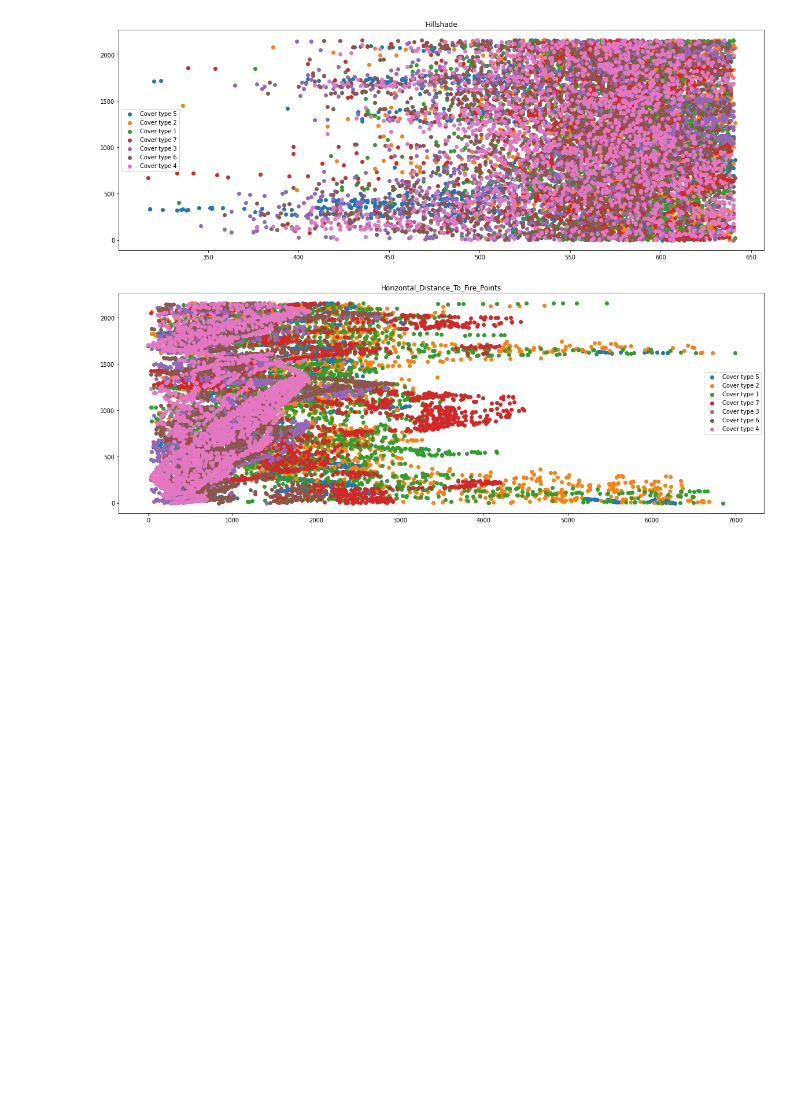
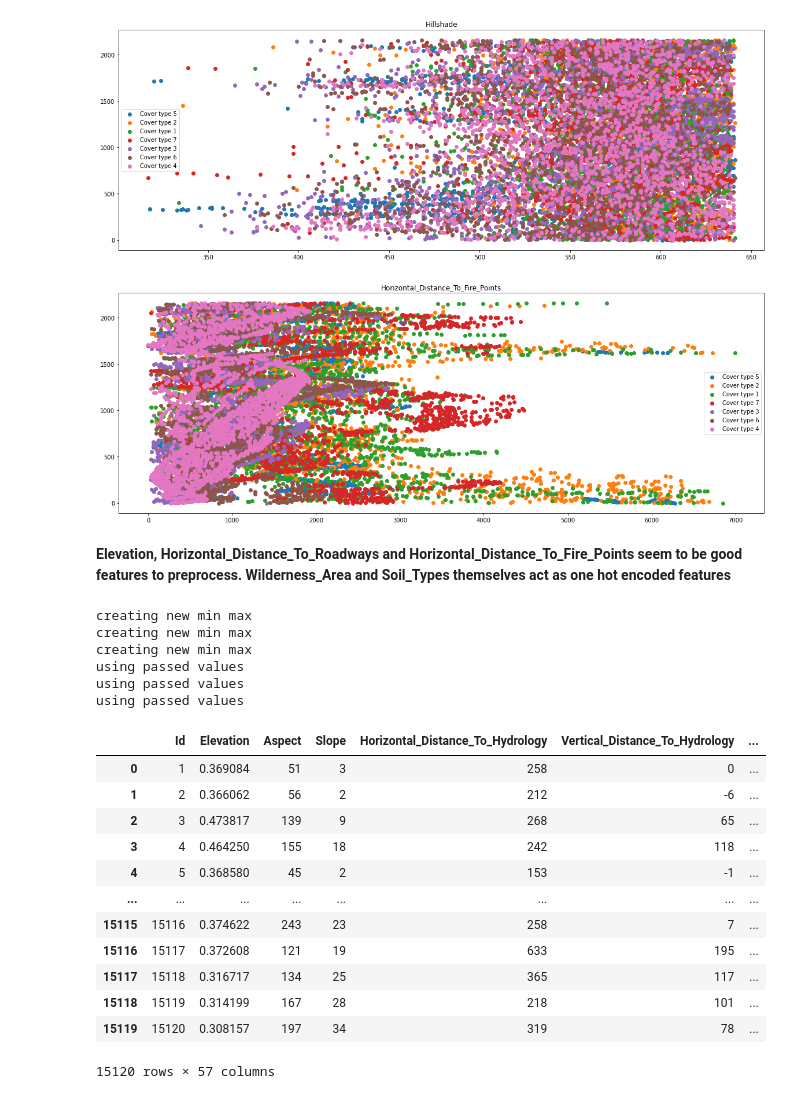
Before and after one commit to Subrahmanyajoshi/Kaggle-submissions, a Jupyter notebook: Forest Cover Type Prediction/forest_cover_type_prediction.ipynb, the cells around one changed output. Drawn from its saved outputs; the diff is of its cells as text; code cells hidden in the pictures; blank space fills up the shorter version.

Commit message:
Added normalization and built a simple dnn model
- The dnn model was just added to check how it performs on the data. Something seems to be wrong as large negative values are coming for train loss.

```diff
--- a/Forest Cover Type Prediction/forest_cover_type_prediction.ipynb
+++ b/Forest Cover Type Prediction/forest_cover_type_prediction.ipynb
@@ -63,2 +52,0 @@ Index(['Id', 'Elevation', 'Aspect', 'Slope',
-# %%
-df['Hillshade'] = df['Hillshade_9am'] + df['Hillshade_Noon'] + df['Hillshade_3pm']
@@ -65,3 +98,6 @@ df['Hillshade'] = df['Hillshade_9am'] + df['Hillshade_Noon'] + df['Hillshade_3pm
+# %%
+# Feature Engineering
+train_df['Hillshade'] = train_df['Hillshade_9am'] + train_df['Hillshade_Noon'] + train_df['Hillshade_3pm']
 # %%
 def plot_features(features):
     for feature in features:
@@ -86,3 +122,16 @@ plot_features(['Elevation', 'Aspect', 'Slope',
 [figure]
 [figure]
 [figure]
+# %% [markdown]
+**Elevation, Horizontal_Distance_To_Roadways and Horizontal_Distance_To_Fire_Points seem to be good features to preprocess. Wilderness_Area and Soil_Types themselves act as one hot encoded features**
+# %%
+def normalize_column_min_max(df, column, minimum=None, maximum=None):
+    if minimum is None or maximum is None:
+        print("creating new min max ")
+        minimum = df[column].min()
+        maximum = df[column].max()
+    else:
+        print("using passed values")
+
+    df[column] = (df[column]-minimum)/(maximum-minimum)
+    return df, minimum, maximum
@@ -88,0 +149,31 @@ plot_features(['Elevation', 'Aspect', 'Slope',
+# %%
+train_df, e_min, e_max = normalize_column_min_max(df=train_df.copy(), column='Elevation')
+train_df, r_min, r_max = normalize_column_min_max(df=train_df.copy(), column='Horizontal_Distance_To_Roadways')
+train_df, f_min, f_max = normalize_column_min_max(df=train_df.copy(), column='Horizontal_Distance_To_Fire_Points')
+
+test_df, _, _ = normalize_column_min_max(df=test_df.copy(), column='Elevation', minimum=e_min, maximum=e_max)
+test_df, _, _ = normalize_column_min_max(df=test_df.copy(), column='Horizontal_Distance_To_Roadways', minimum=r_min, maximum=r_max)
+test_df, _, _ = normalize_column_min_max(df=test_df.copy(), column='Horizontal_Distance_To_Fire_Points', minimum=f_min, maximum=f_max)
+# %% [output]
+creating new min max
+creating new min max
+creating new min max
+using passed values
+using passed values
+using passed values
+# %%
+train_df
+# %% [output]
+|  | Id | Elevation | Aspect | Slope | Horizontal_Distance_To_Hydrology | Vertical_Distance_To_Hydrology | ... |
+| 0 | 1 | 0.369084 | 51 | 3 | 258 | 0 | ... |
+| 1 | 2 | 0.366062 | 56 | 2 | 212 | -6 | ... |
+| 2 | 3 | 0.473817 | 139 | 9 | 268 | 65 | ... |
+| 3 | 4 | 0.464250 | 155 | 18 | 242 | 118 | ... |
+| 4 | 5 | 0.368580 | 45 | 2 | 153 | -1 | ... |
+| ... | ... | ... | ... | ... | ... | ... | ... |
+| 15115 | 15116 | 0.374622 | 243 | 23 | 258 | 7 | ... |
+| 15116 | 15117 | 0.372608 | 121 | 19 | 633 | 195 | ... |
+| 15117 | 15118 | 0.316717 | 134 | 25 | 365 | 117 | ... |
+| 15118 | 15119 | 0.314199 | 167 | 28 | 218 | 101 | ... |
+| 15119 | 15120 | 0.308157 | 197 | 34 | 319 | 78 | ... |
+15120 rows × 57 columns
```
Also changed, not shown: parts of 16 cells of this notebook.
